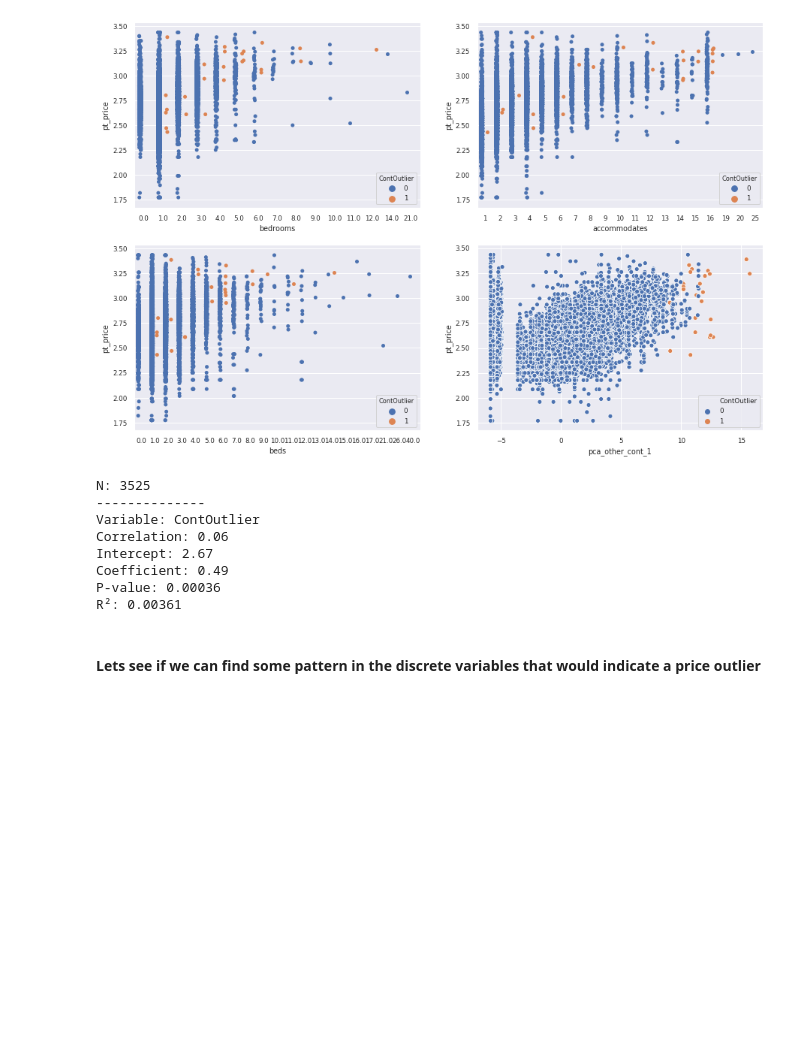
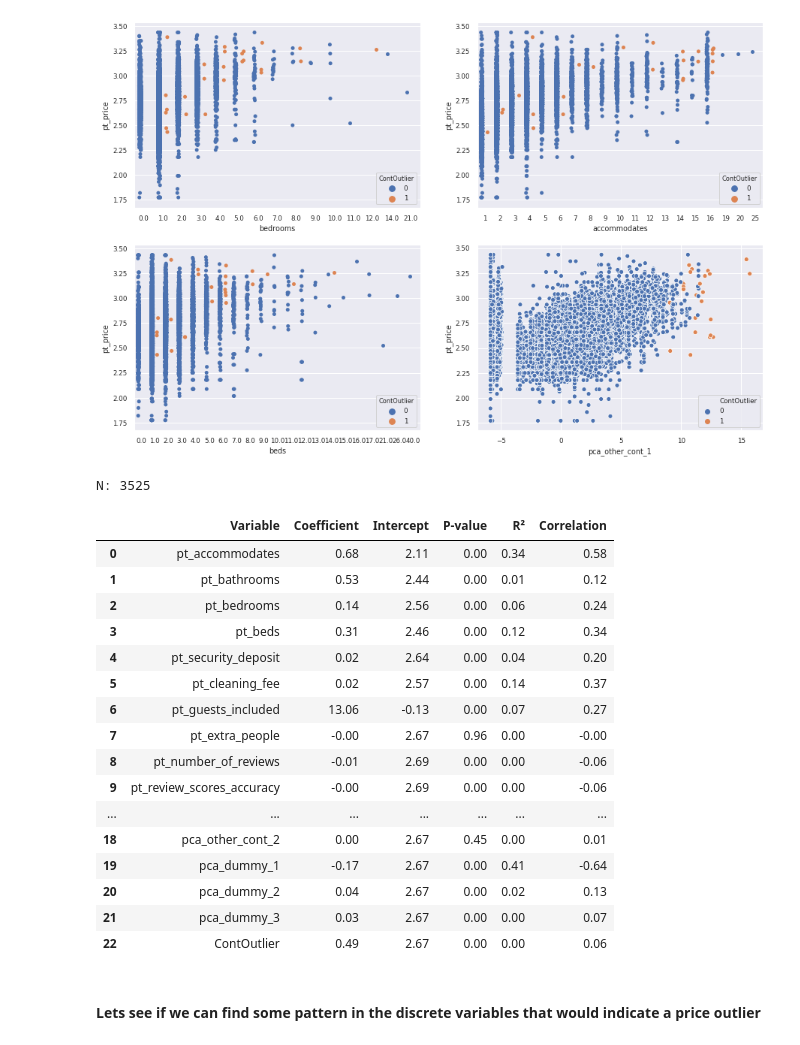
Before and after one commit to NicholaiStaalung/TestCase, a Jupyter notebook: AirBnbNewYork-Exploration.ipynb, the cells around one changed output. Saved outputs shown, nothing was run; the diff lists cells and outputs as text; code cells hidden in the pictures; blank space fills up the shorter version.

```diff
--- a/AirBnbNewYork-Exploration.ipynb
+++ b/AirBnbNewYork-Exploration.ipynb
@@ -559,11 +576,9 @@ def ptInvert(df, fitted_lambda):
 #### OLS
 # %%
 dfy = dfx.copy().sample(frac=0.01, random_state=RANDOM_STATE)
-dfy['pca_continuous_1'] = dfy['pca_other_cont_1']
 dfy['intercept'] = 1
-dfy = dfy.drop('pca_other_cont_1', axis=1)
 
-lr_cols = [i for i in dfy.columns if 'pca_continuous' in i or'pca_dummy' in i or 'intercept' in i]
+lr_cols = [i for i in dfy.columns if 'pca_other_cont' in i or'pca_dummy' in i or 'intercept' in i]
 X, y = dfy[lr_cols], dfy['pt_price']
 results = sm.OLS(y,X).fit()
 print(results.summary())
@@ -828,24 +830,36 @@ sns.scatterplot(data=dfy, x='pca_other_cont_1', y='pt_price', hue='ContOutlier',
 # %%
 dfy_sam = dfy.sample(frac=0.1, random_state=RANDOM_STATE) #Lets random sample on 10 % of the data
 d = d_init
 print('N: {}'.format(len(dfy_sam)))
 for x in ['ContOutlier']:
     test = linregress(dfy_sam[x], dfy_sam['pt_price'])
     d['Variable'].append('{}'.format(x))
     d['Coefficient'].append('{:.2f}'.format(test[0]))
     d['Intercept'].append('{:.2f}'.format(test[1]))
     d['P-value'].append('{:.2f}'.format(test[3]))
     d['R²'].append('{:.2f}'.format(test[2]**2))
     d['Correlation'].append('{:.2f}'.format(test[2]))
+del dfy, dfy_sam
+pd.DataFrame(d)
 # %% [output]
 N: 3525
---------------
-Variable: ContOutlier
-Correlation: 0.06
-Intercept: 2.67
-Coefficient: 0.49
-P-value: 0.00036
-R²: 0.00361
+|  | Variable | Coefficient | Intercept | P-value | R² | Correlation |
+| 0 | pt_accommodates | 0.68 | 2.11 | 0.00 | 0.34 | 0.58 |
+| 1 | pt_bathrooms | 0.53 | 2.44 | 0.00 | 0.01 | 0.12 |
+| 2 | pt_bedrooms | 0.14 | 2.56 | 0.00 | 0.06 | 0.24 |
+| 3 | pt_beds | 0.31 | 2.46 | 0.00 | 0.12 | 0.34 |
+| 4 | pt_security_deposit | 0.02 | 2.64 | 0.00 | 0.04 | 0.20 |
+| 5 | pt_cleaning_fee | 0.02 | 2.57 | 0.00 | 0.14 | 0.37 |
+| 6 | pt_guests_included | 13.06 | -0.13 | 0.00 | 0.07 | 0.27 |
+| 7 | pt_extra_people | -0.00 | 2.67 | 0.96 | 0.00 | -0.00 |
+| 8 | pt_number_of_reviews | -0.01 | 2.69 | 0.00 | 0.00 | -0.06 |
+| 9 | pt_review_scores_accuracy | -0.00 | 2.69 | 0.00 | 0.00 | -0.06 |
+| ... | ... | ... | ... | ... | ... | ... |
+| 18 | pca_other_cont_2 | 0.00 | 2.67 | 0.45 | 0.00 | 0.01 |
+| 19 | pca_dummy_1 | -0.17 | 2.67 | 0.00 | 0.41 | -0.64 |
+| 20 | pca_dummy_2 | 0.04 | 2.67 | 0.00 | 0.02 | 0.13 |
+| 21 | pca_dummy_3 | 0.03 | 2.67 | 0.00 | 0.00 | 0.07 |
+| 22 | ContOutlier | 0.49 | 2.67 | 0.00 | 0.00 | 0.06 |
 # %% [markdown]
 #### Lets see if we can find some pattern in the discrete variables that would indicate a price outlier
 # %%
```
Also changed, not shown: parts of 12 cells of this notebook.
